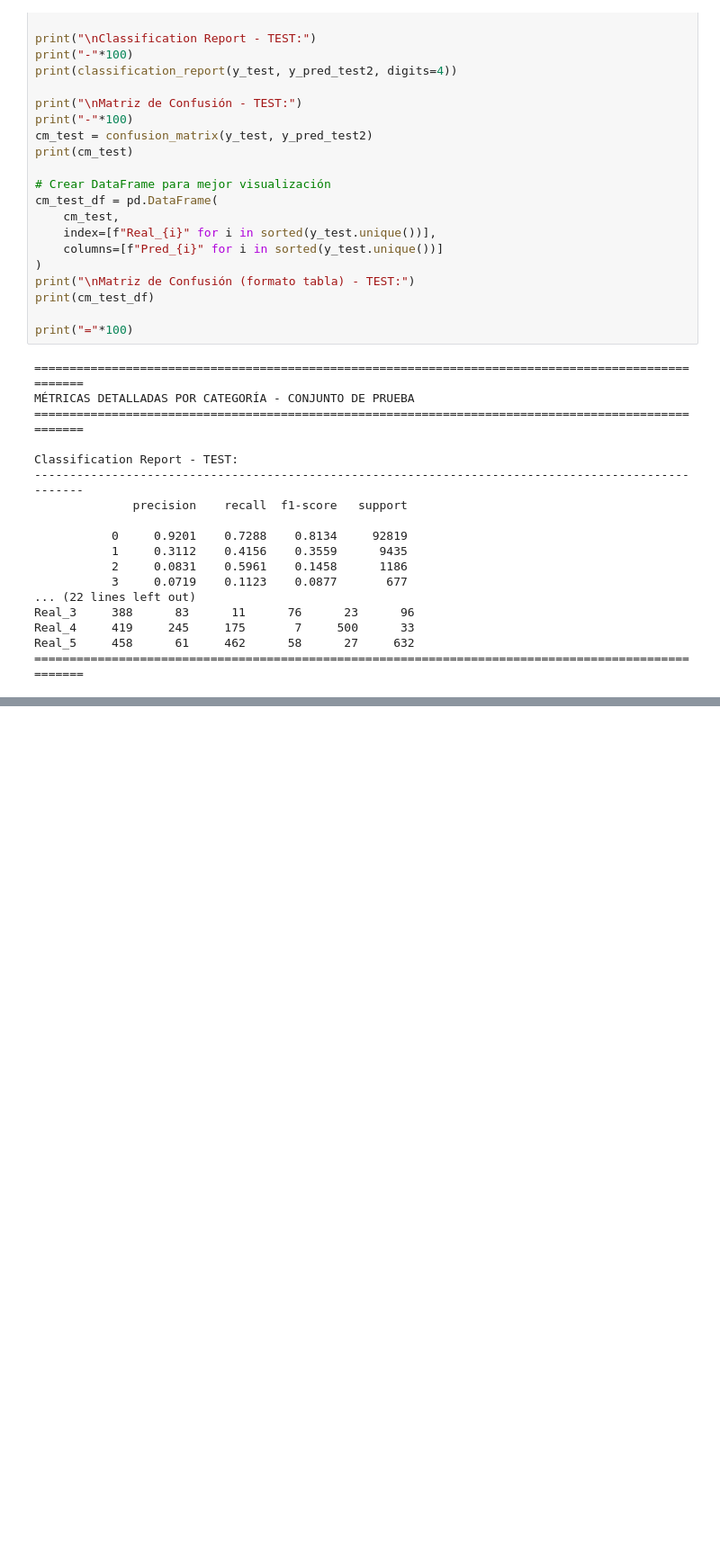
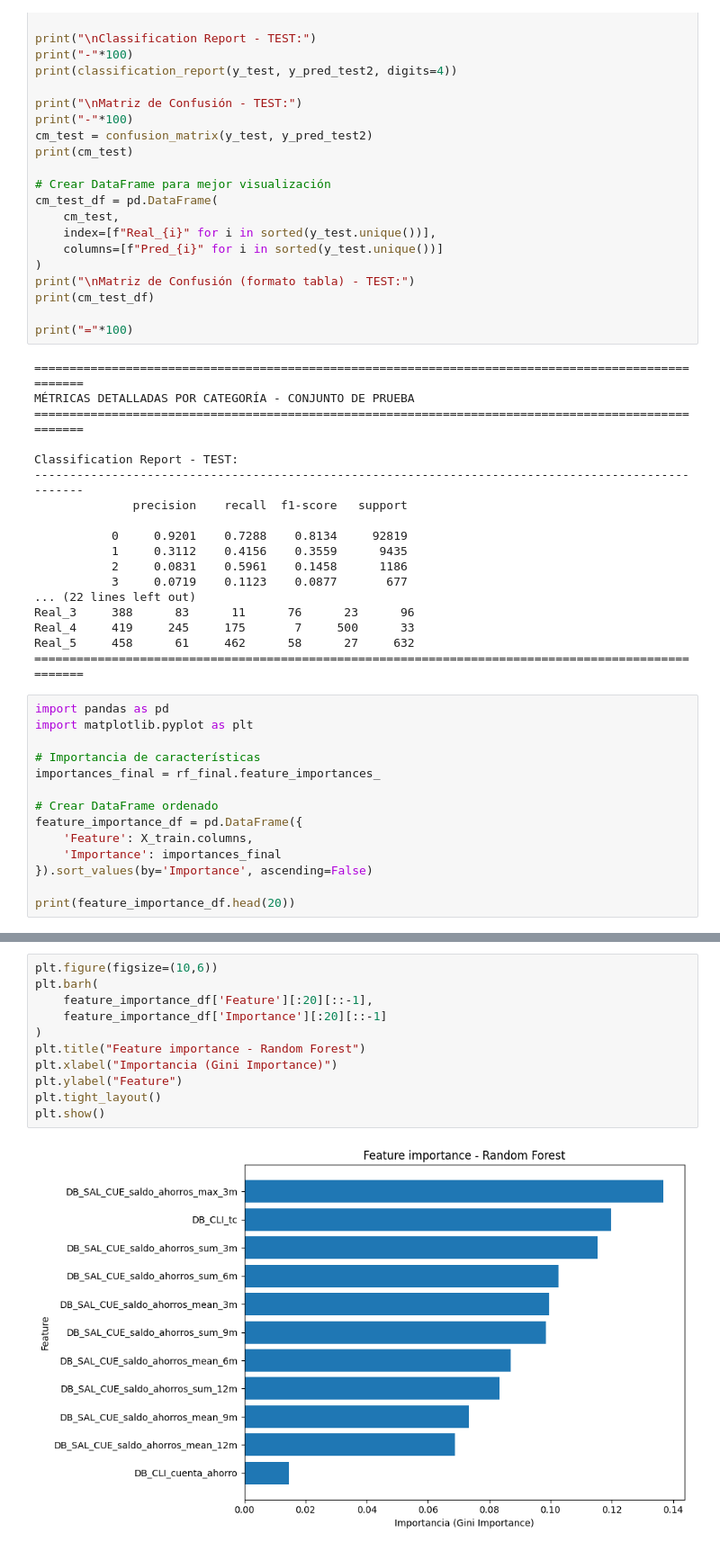
Before and after one commit to magnanimous-se7en/Analisis-perfiles-clientes, a Jupyter notebook: PFtechy_SC_montecarlo.ipynb, the cells around one changed output, grey strips where cells are left out. Shown at 90% size. Cells and saved outputs as stored; diff of their text form; blank space fills up the shorter version.

Commit message:
Actualizacion feature importance

```diff
--- a/PFtechy_SC_montecarlo.ipynb
+++ b/PFtechy_SC_montecarlo.ipynb
@@ -2587,3 +2587,17 @@ Real_3     388      83      11      76      23      96
 Real_4     419     245     175       7     500      33
 Real_5     458      61     462      58      27     632
 ====================================================================================================
+# %%
+import pandas as pd
+import matplotlib.pyplot as plt
+
+# Importancia de características
+importances_final = rf_final.feature_importances_
+
+# Crear DataFrame ordenado
+feature_importance_df = pd.DataFrame({
+    'Feature': X_train.columns,
+    'Importance': importances_final
+}).sort_values(by='Importance', ascending=False)
+
+print(feature_importance_df.head(20))
@@ -2589,0 +2617,13 @@ Real_5     458      61     462      58      27     632
+# %%
+plt.figure(figsize=(10,6))
+plt.barh(
+    feature_importance_df['Feature'][:20][::-1],
+    feature_importance_df['Importance'][:20][::-1]
+)
+plt.title("Feature importance - Random Forest")
+plt.xlabel("Importancia (Gini Importance)")
+plt.ylabel("Feature")
+plt.tight_layout()
+plt.show()
+# %% [output]
+[figure, added]
```
Also changed, not shown: parts of 3 cells of this notebook.
